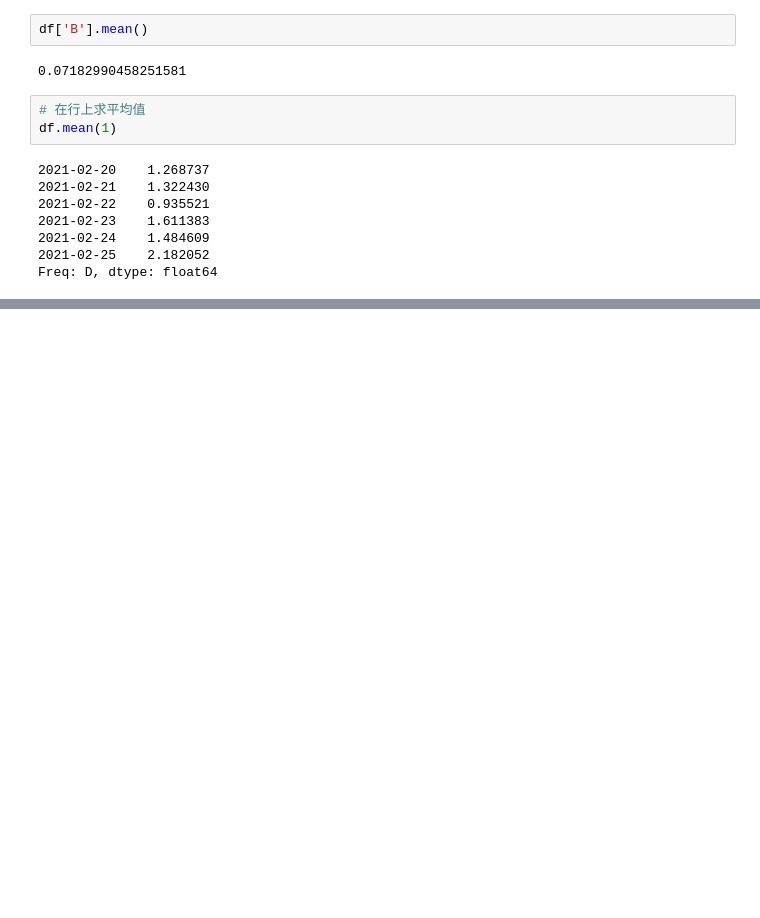
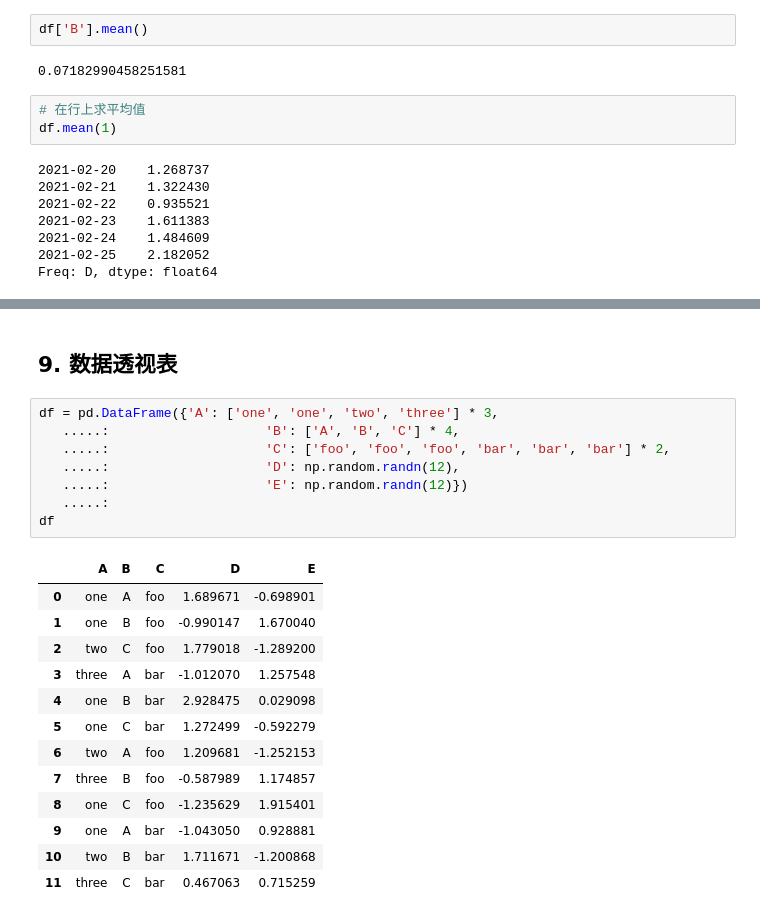
Before and after one commit to GuotongWu/2021study, a Jupyter notebook: ML/pandas.ipynb, the cells around one changed output, grey strips where cells are left out. Cells and saved outputs as stored; diff of their text form; blank space fills up the shorter version.

```diff
--- a/ML/pandas.ipynb
+++ b/ML/pandas.ipynb
@@ -301,0 +514,24 @@ Freq: D, dtype: float64
+# %% [markdown]
+## 9. 数据透视表
+# %%
+df = pd.DataFrame({'A': ['one', 'one', 'two', 'three'] * 3,
+   .....:                    'B': ['A', 'B', 'C'] * 4,
+   .....:                    'C': ['foo', 'foo', 'foo', 'bar', 'bar', 'bar'] * 2,
+   .....:                    'D': np.random.randn(12),
+   .....:                    'E': np.random.randn(12)})
+   .....:
+df
+# %% [output]
+|  | A | B | C | D | E |
+| 0 | one | A | foo | 1.689671 | -0.698901 |
+| 1 | one | B | foo | -0.990147 | 1.670040 |
+| 2 | two | C | foo | 1.779018 | -1.289200 |
+| 3 | three | A | bar | -1.012070 | 1.257548 |
+| 4 | one | B | bar | 2.928475 | 0.029098 |
+| 5 | one | C | bar | 1.272499 | -0.592279 |
+| 6 | two | A | foo | 1.209681 | -1.252153 |
+| 7 | three | B | foo | -0.587989 | 1.174857 |
+| 8 | one | C | foo | -1.235629 | 1.915401 |
+| 9 | one | A | bar | -1.043050 | 0.928881 |
+| 10 | two | B | bar | 1.711671 | -1.200868 |
+| 11 | three | C | bar | 0.467063 | 0.715259 |
```
Also changed, not shown: parts of 30 cells of this notebook, 1 other file.
